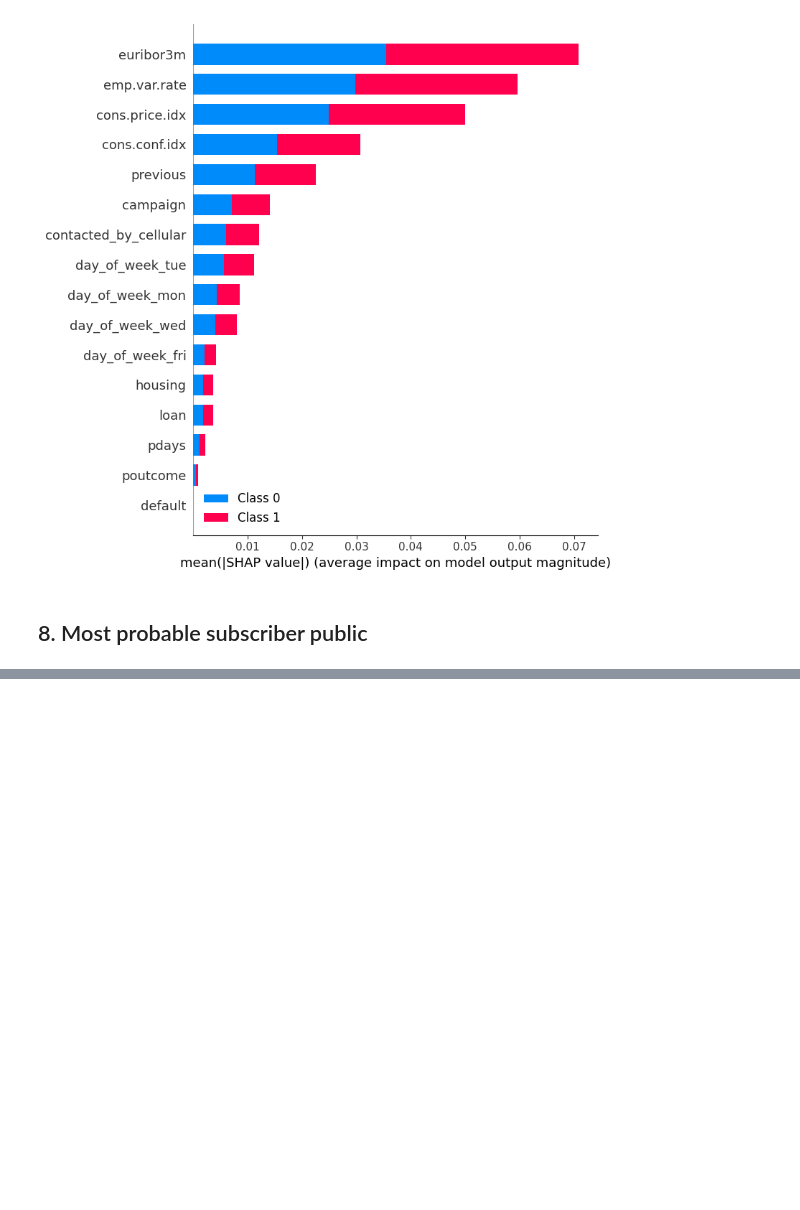
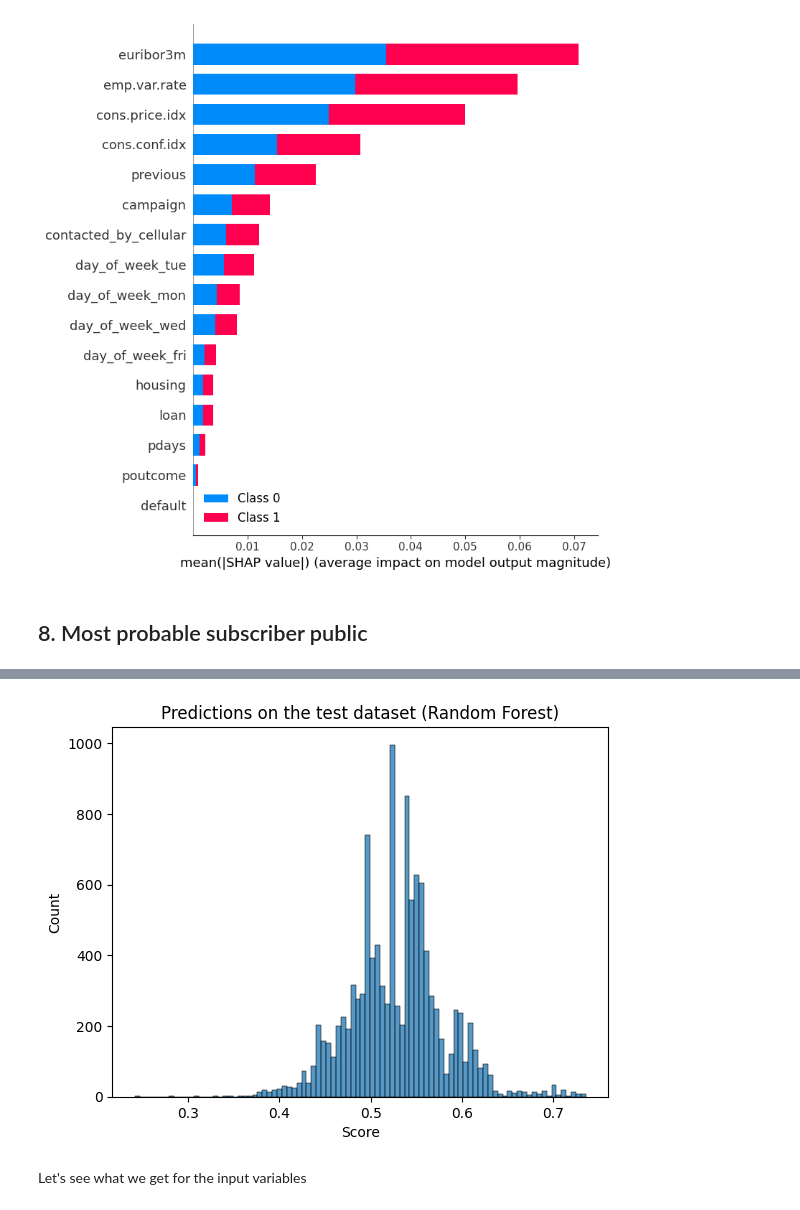
Before and after one commit to mpereiramoretti/pcs5787-projeto, a Jupyter notebook: notebooks/1. Modeling.ipynb, the cells around one changed output, grey strips where cells are left out. Drawn from its saved outputs; the diff is of its cells as text; code cells hidden in the pictures; blank space fills up the shorter version.

```diff
--- a/notebooks/1. Modeling.ipynb
+++ b/notebooks/1. Modeling.ipynb
@@ -759,0 +760,2 @@ Let's relate the bank client data to the score obtained with the best model
+# %%
+df_public = df[df.index.isin(df_test.index)].copy()
@@ -759,0 +777,4 @@ Let's relate the bank client data to the score obtained with the best model
+# %%
+y_proba = best_model_rf.predict_proba(X_test)[:, 1]
+# %%
+df_public["Score"] = y_proba
@@ -759,0 +795,6 @@ Let's relate the bank client data to the score obtained with the best model
+# %%
+sns.histplot(data=df_public, x="Score").set_title("Predictions on the test dataset (Random Forest)");
+# %% [output]
+[figure, added]
+# %% [markdown]
+Let's see what we get for the input variables
```
Also changed, not shown: parts of 10 cells of this notebook.
